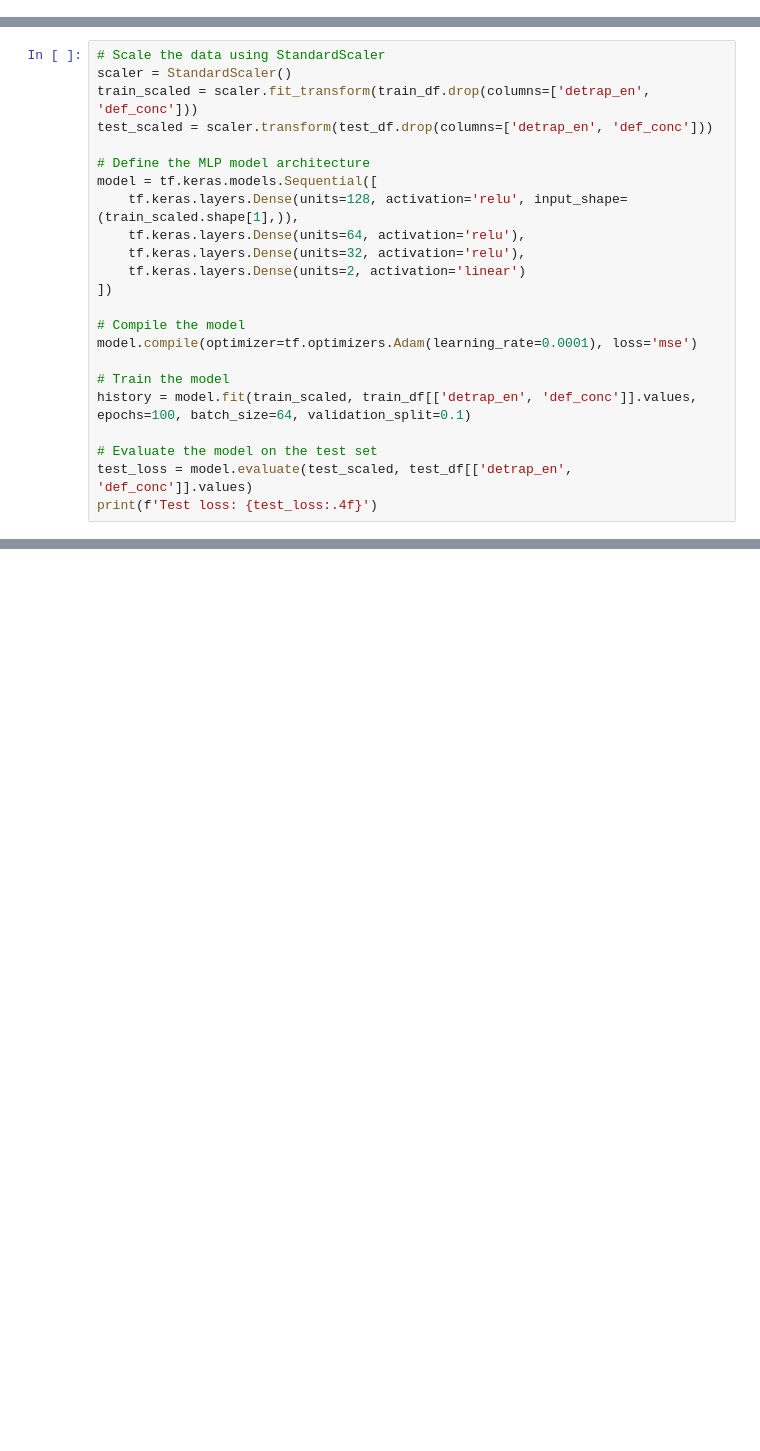
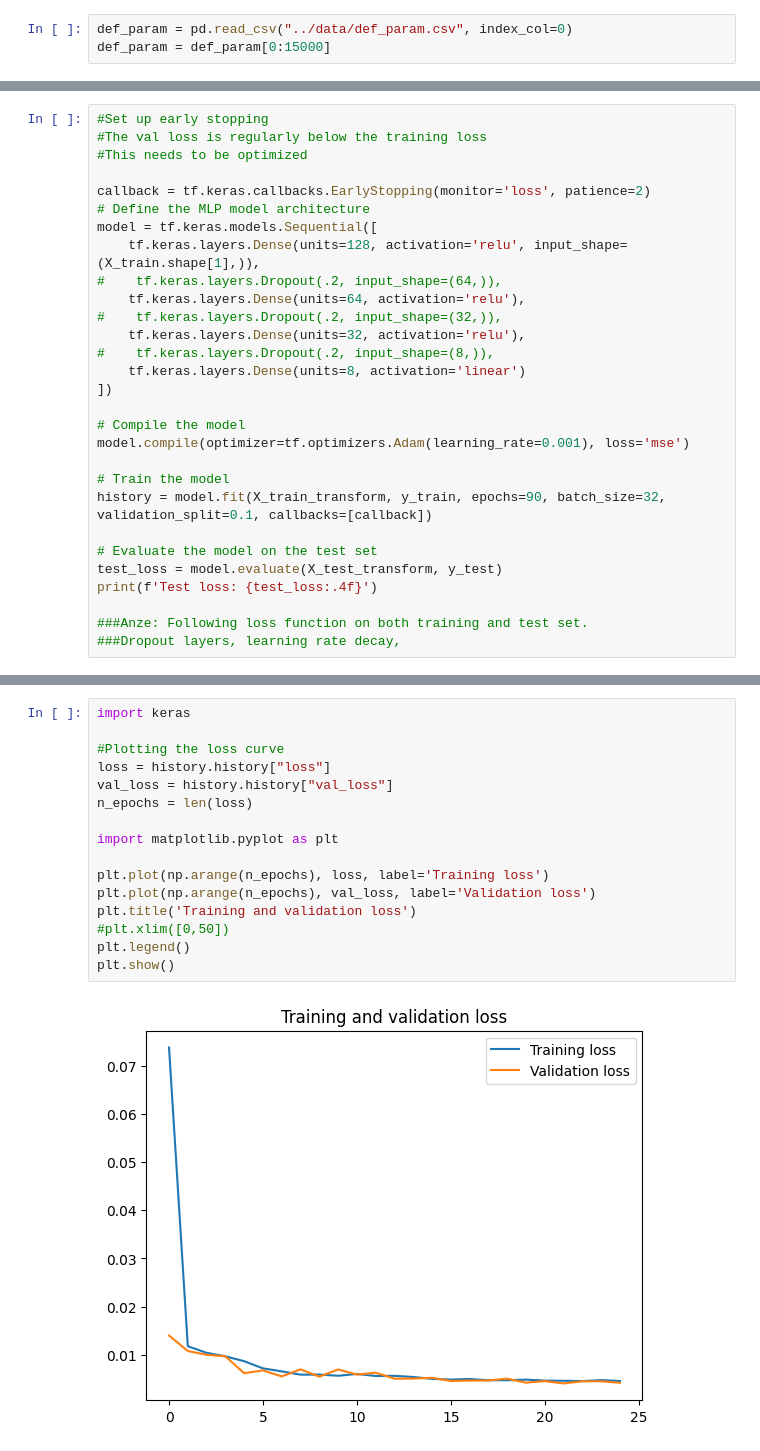
Before and after one commit to telmar3/NANO120B_QuickTDS, a Jupyter notebook: MLP/MLP_NN_V2.ipynb, the cells around one changed output, grey strips where cells are left out. Saved outputs shown, nothing was run; the diff lists cells and outputs as text; blank space fills up the shorter version.

```diff
--- a/MLP/MLP_NN_V2.ipynb
+++ b/MLP/MLP_NN_V2.ipynb
@@ -52,3 +63,6 @@ display(df_all)
+# %%
+def_param = pd.read_csv("../data/def_param.csv", index_col=0)
+def_param = def_param[0:15000]
 # %%
 #training data
 from sklearn.pipeline import make_pipeline
@@ -91,24 +106,30 @@ Test set score : -0.0015404997230011874
 # %%
-# Scale the data using StandardScaler
-scaler = StandardScaler()
-train_scaled = scaler.fit_transform(train_df.drop(columns=['detrap_en', 'def_conc']))
-test_scaled = scaler.transform(test_df.drop(columns=['detrap_en', 'def_conc']))
+#Set up early stopping
+#The val loss is regularly below the training loss
+#This needs to be optimized
 
+callback = tf.keras.callbacks.EarlyStopping(monitor='loss', patience=2)
 # Define the MLP model architecture
 model = tf.keras.models.Sequential([
-    tf.keras.layers.Dense(units=128, activation='relu', input_shape=(train_scaled.shape[1],)),
+    tf.keras.layers.Dense(units=128, activation='relu', input_shape=(X_train.shape[1],)),
+#    tf.keras.layers.Dropout(.2, input_shape=(64,)),
     tf.keras.layers.Dense(units=64, activation='relu'),
+#    tf.keras.layers.Dropout(.2, input_shape=(32,)),
     tf.keras.layers.Dense(units=32, activation='relu'),
-    tf.keras.layers.Dense(units=2, activation='linear')
+#    tf.keras.layers.Dropout(.2, input_shape=(8,)),
+    tf.keras.layers.Dense(units=8, activation='linear')
 ])
 
 # Compile the model
-model.compile(optimizer=tf.optimizers.Adam(learning_rate=0.0001), loss='mse')
+model.compile(optimizer=tf.optimizers.Adam(learning_rate=0.001), loss='mse')
 
 # Train the model
-history = model.fit(train_scaled, train_df[['detrap_en', 'def_conc']].values, epochs=100, batch_size=64, validation_split=0.1)
+history = model.fit(X_train_transform, y_train, epochs=90, batch_size=32, validation_split=0.1, callbacks=[callback])
 
 # Evaluate the model on the test set
-test_loss = model.evaluate(test_scaled, test_df[['detrap_en', 'def_conc']].values)
+test_loss = model.evaluate(X_test_transform, y_test)
 print(f'Test loss: {test_loss:.4f}')
+
+###Anze: Following loss function on both training and test set.
+###Dropout layers, learning rate decay,
 # %% [output]
@@ -131,0 +153,18 @@ Test loss: 0.0410
+# %%
+import keras
+
+#Plotting the loss curve
+loss = history.history["loss"]
+val_loss = history.history["val_loss"]
+n_epochs = len(loss)
+
+import matplotlib.pyplot as plt
+
+plt.plot(np.arange(n_epochs), loss, label='Training loss')
+plt.plot(np.arange(n_epochs), val_loss, label='Validation loss')
+plt.title('Training and validation loss')
+#plt.xlim([0,50])
+plt.legend()
+plt.show()
+# %% [output]
+[figure, added]
```
Also changed, not shown: parts of 10 cells of this notebook.
